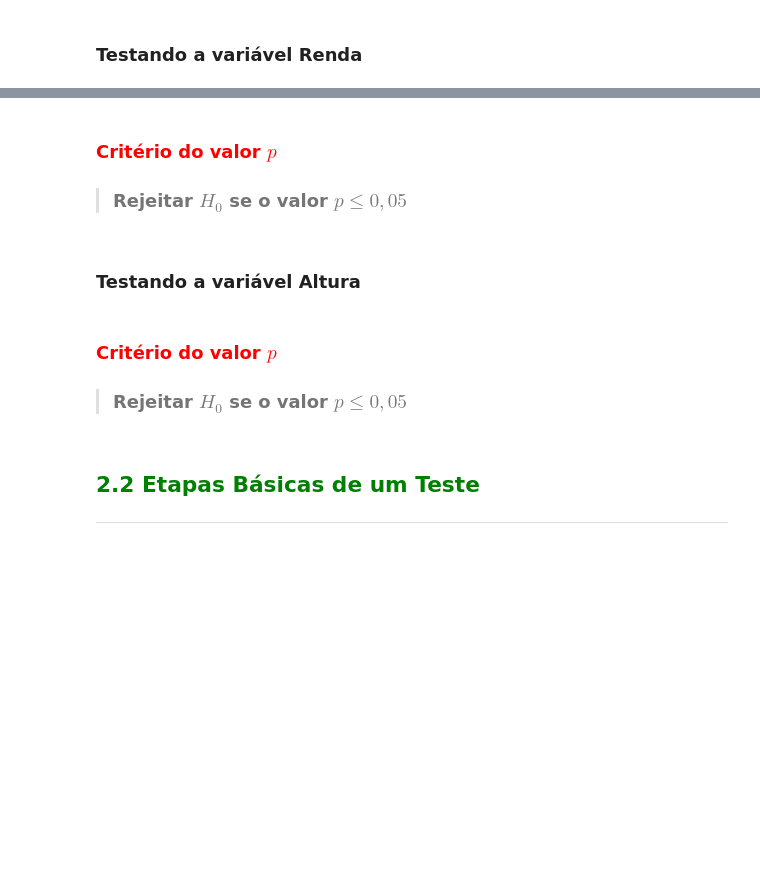
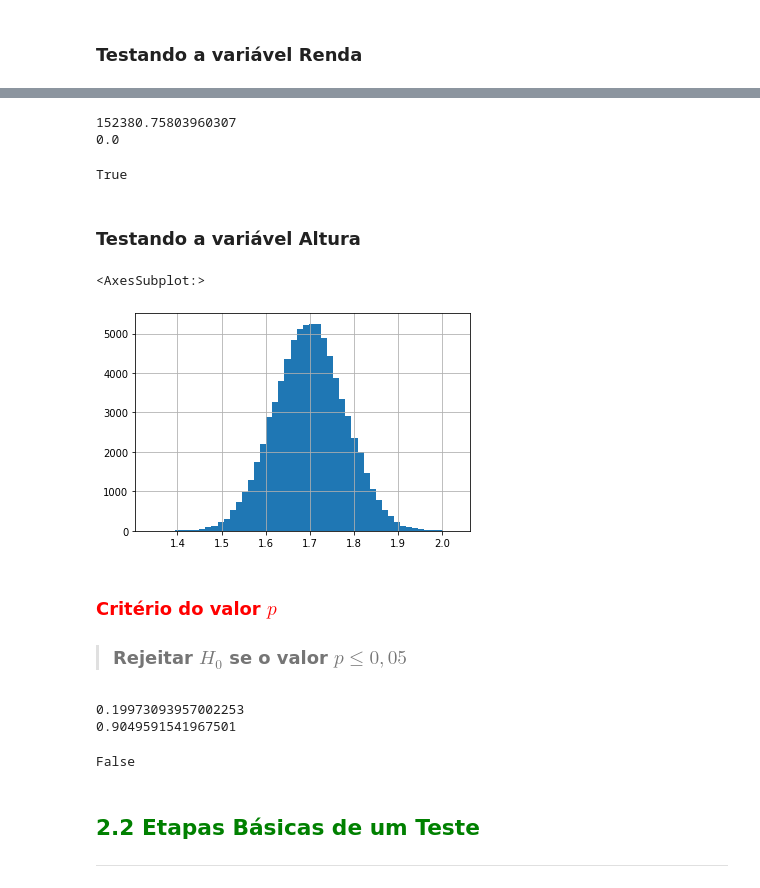
Before and after one commit to RichardRosenblat/alura-estatistica-com-python-parte-3, a Jupyter notebook: Curso_de_Estatística_Parte_3.ipynb, the cells around one changed output, grey strips where cells are left out. Saved outputs shown, nothing was run; the diff lists cells and outputs as text; code cells hidden in the pictures; blank space fills up the shorter version.

```diff
--- a/Curso_de_Estatística_Parte_3.ipynb
+++ b/Curso_de_Estatística_Parte_3.ipynb
@@ -157,13 +181,40 @@ A função *normaltest* testa a hipótese nula $H_0$ de que a amostra é proveni
+# %%
+stat_test, p_valor = normaltest(dados['Renda'])
+
+print(stat_test)
+print(p_valor)
+# %% [output]
+152380.75803960307
+0.0
+# %%
+# Ou seja, rejeitamos a possibilidade da Renda ser uma distribuição normal
+p_valor <= alpha
+# %% [output]
+True
+# %% [markdown]
+### Testando a variável Altura
+# %%
+dados['Altura'].hist(bins=50)
+# %% [output]
+<AxesSubplot:>
+[figure, added]
 # %% [markdown]
 ### <font color='red'>Critério do valor $p$</font>
 
 > ### Rejeitar $H_0$ se o valor $p\leq 0,05$
-# %% [markdown]
-### Testando a variável Altura
-# %% [markdown]
-### <font color='red'>Critério do valor $p$</font>
-
-> ### Rejeitar $H_0$ se o valor $p\leq 0,05$
+# %%
+stat_test, p_valor = normaltest(dados['Altura'])
+
+print(stat_test)
+print(p_valor)
+# %% [output]
+0.19973093957002253
+0.9049591541967501
+# %%
+# Ou seja, não podemos rejeitar a hipótese nula da Altura ser uma distribuição normal
+p_valor <= alpha
+# %% [output]
+False
 # %% [markdown]
 ## <font color=green>2.2 Etapas Básicas de um Teste</font>
 ***
```
Also changed, not shown: parts of 7 cells of this notebook.
